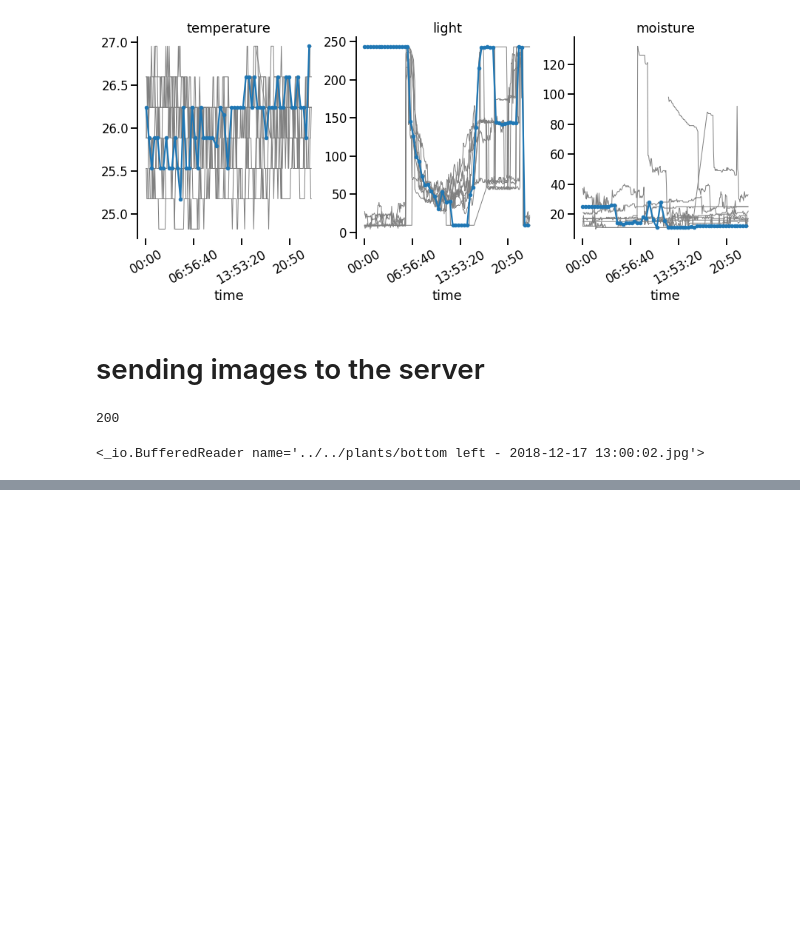
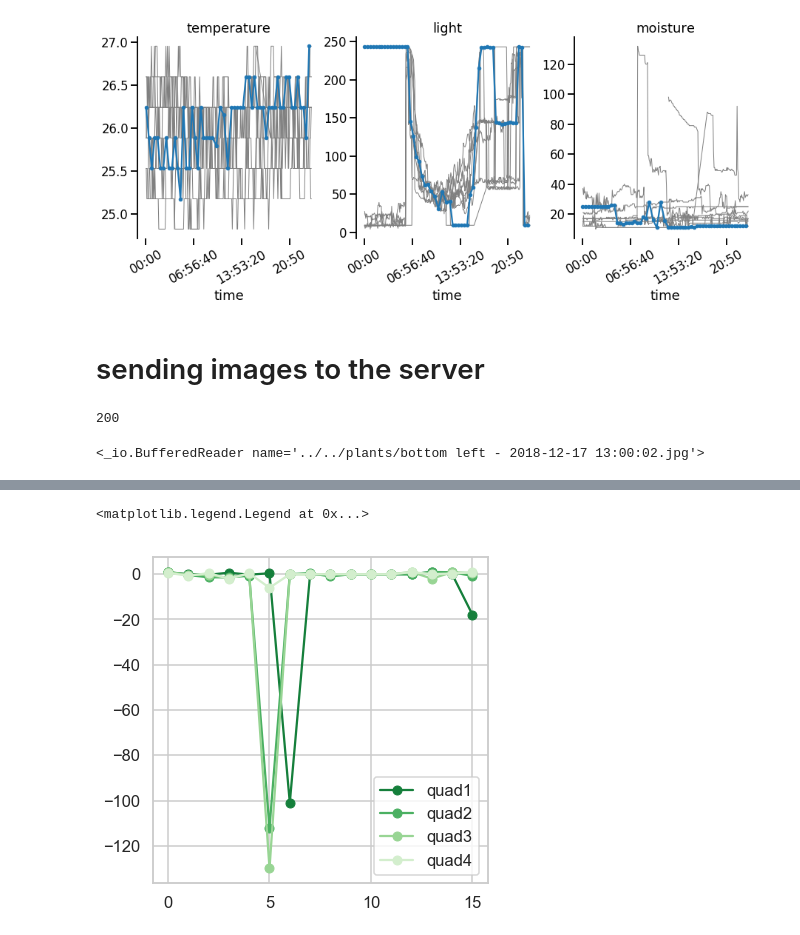
Before and after one commit to seanluciotolentino/hydrofarm, a Jupyter notebook: notebooks/Science.ipynb, the cells around one changed output, grey strips where cells are left out. Drawn from its saved outputs; the diff is of its cells as text; code cells hidden in the pictures; blank space fills up the shorter version.

```diff
--- a/notebooks/Science.ipynb
+++ b/notebooks/Science.ipynb
@@ -254,0 +279,16 @@ reset()
+# %%
+# calculate the percent difference for each quadrant
+data = pd.DataFrame()
+for q in range(4):
+    col = []
+    for i in range(1, len(quad_recent[q])):
+        file = quad_recent[q][i]
+        date = ' '.join(file.split('_')[1:])[:-7]
+        pic0 = Image.open(open('%s%s'%(path, quad_recent[q][i-1]), 'rb'))
+        pic1 = Image.open(open('%s%s'%(path, quad_recent[q][i]), 'rb'))
+
+        green0 = count_green(pic0)+1
+        green1 = count_green(pic1)+1
+        col.append((green1-green0)/green1)
+    data['quad%s'%(q+1)] = col
+data
@@ -254,0 +313,9 @@ reset()
+# %%
+colors = sns.color_palette('Greens', 4)
+plt.figure(figsize=(6,6))
+for quad in data:
+    plt.plot(data[quad], 'o-', color=colors.pop(), label=quad)
+plt.legend()
+# %% [output]
+<matplotlib.legend.Legend at 0x...>
+[figure, added]
```
Also changed, not shown: parts of 39 cells of this notebook, 2 other files.
